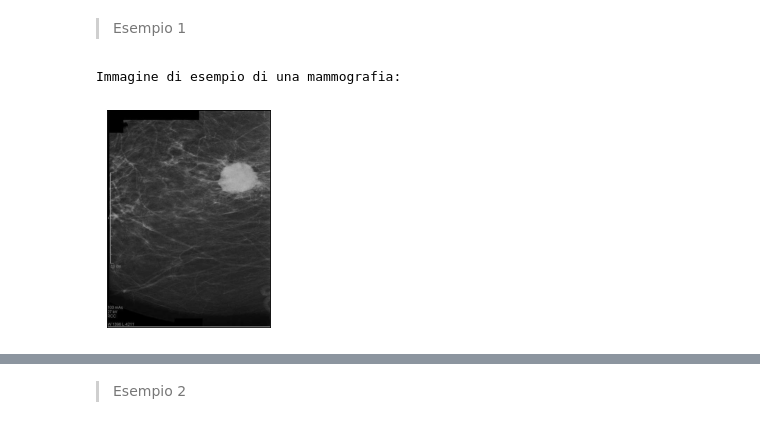
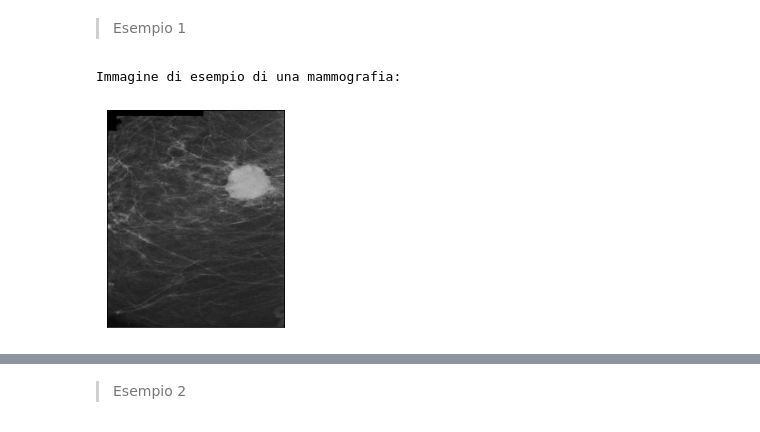
Before and after one commit to alessiapontiggia/LABIAGI-project, a Jupyter notebook: breast_cancer_detection.ipynb, the cells around one changed output, grey strips where cells are left out. Drawn from its saved outputs; the diff is of its cells as text; code cells hidden in the pictures.

```diff
--- a/breast_cancer_detection.ipynb
+++ b/breast_cancer_detection.ipynb
@@ -337,10 +334,10 @@ Testiamo la procedura su altre immagine:
 
 > Esempio 1
 # %%
-img2 = read_img("/content/m000.jpg")
+img2 = read_img("/content/m3.PNG")
 # %% [output]
 Immagine di esempio di una mammografia:
-[figure, old version]
+[figure, new version]
 # %%
 mask2, result2 = get_mask(img2)
 # %% [output]
```
Also changed, not shown: parts of 40 cells of this notebook.
